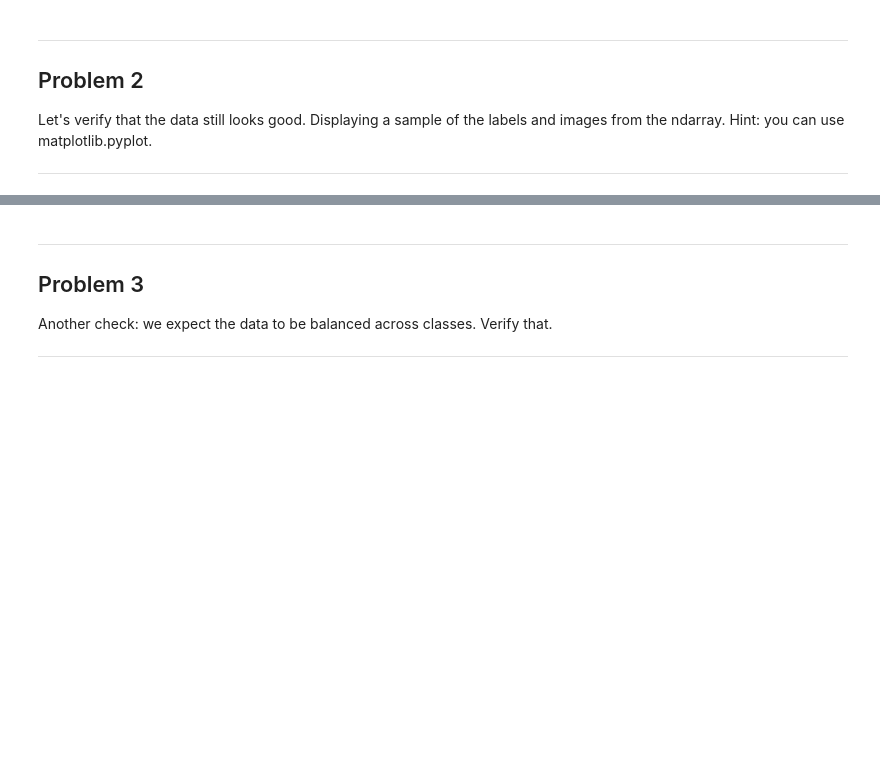
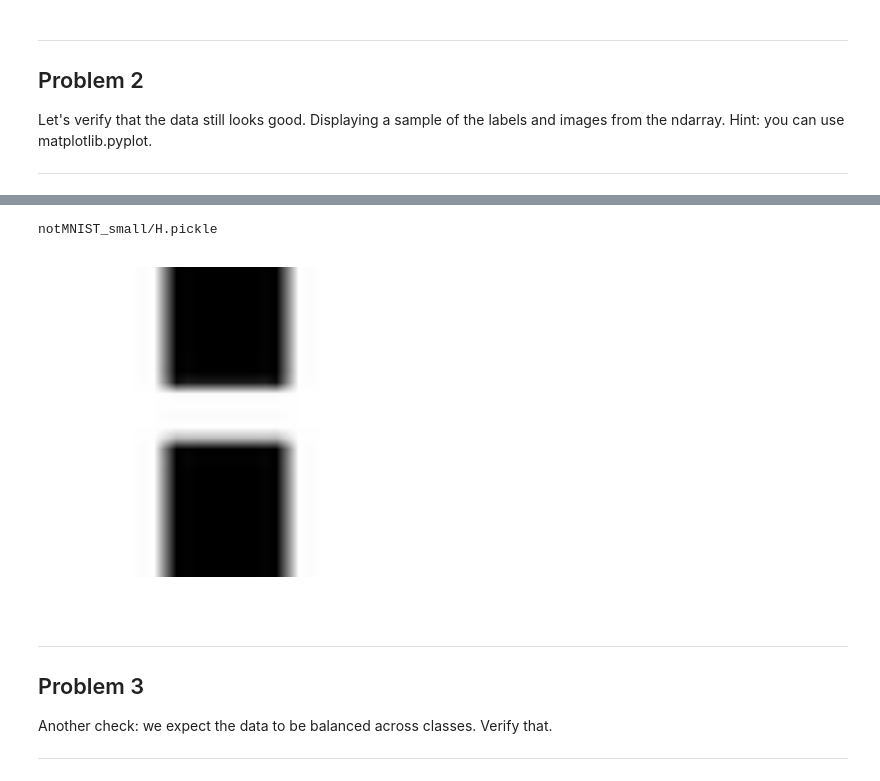
Before and after one commit to KrunalChande/DeepLearning, a Jupyter notebook: 1_notmnist.ipynb, the cells around one changed output, grey strips where cells are left out. Saved outputs shown, nothing was run; the diff lists cells and outputs as text; code cells hidden in the pictures; blank space fills up the shorter version.

```diff
--- a/1_notmnist.ipynb
+++ b/1_notmnist.ipynb
@@ -202,3 +260,8 @@ Let's verify that the data still looks good. Displaying a sample of the labels a
+# %%
+plot_ndarray_samples(random.sample(test_datasets, 1)[0])
+# %% [output]
+notMNIST_small/H.pickle
+[figure, added]
 # %% [markdown]
 ---
 Problem 3
```
Also changed, not shown: parts of 5 cells of this notebook.
